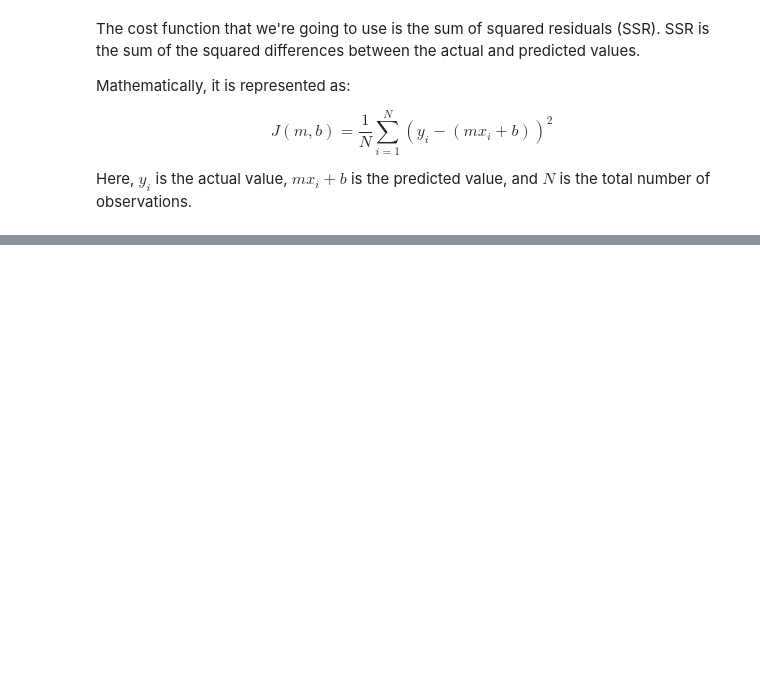
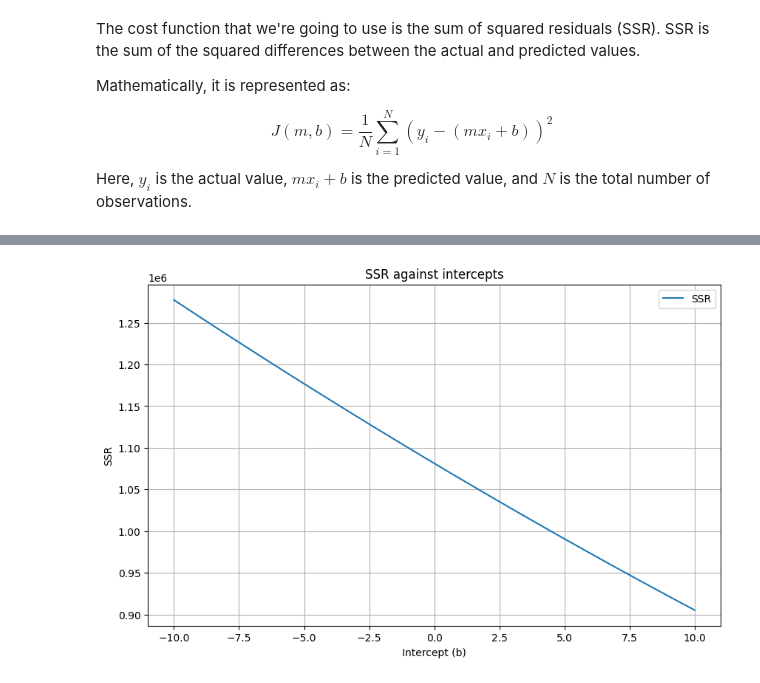
Before and after one commit to Natural-Language-Processing-YU/Exercises, a Jupyter notebook: M7_Gradient_Descent.ipynb, the cells around one changed output, grey strips where cells are left out. Cells and saved outputs as stored; diff of their text form; code cells hidden in the pictures; blank space fills up the shorter version.

```diff
--- a/M7_Gradient_Descent.ipynb
+++ b/M7_Gradient_Descent.ipynb
@@ -104,0 +188,30 @@ plt.show()
+# %%
+import numpy as np
+import matplotlib.pyplot as plt
+
+# Let's use some arbitrary slope, m
+m = 0.8
+
+# Define a range of intercepts (b)
+b_values = np.linspace(-10, 10, 400)
+
+# Initialize an array to store the corresponding SSR values
+SSR_values = np.zeros(b_values.shape)
+
+# For each value of b, compute the SSR
+for i, b in enumerate(b_values):
+    residuals = grades - (m * hours_studying + b)
+    SSR = np.sum(residuals**2)
+    SSR_values[i] = SSR
+
+# Plot the SSR values against the corresponding b values
+plt.figure(figsize=(10, 6))
+plt.plot(b_values, SSR_values, label='SSR')
+plt.title('SSR against intercepts')
+plt.xlabel('Intercept (b)')
+plt.ylabel('SSR')
+plt.legend()
+plt.grid(True)
+plt.show()
+# %% [output]
+[figure, added]
```
Also changed, not shown: parts of 6 cells of this notebook.
